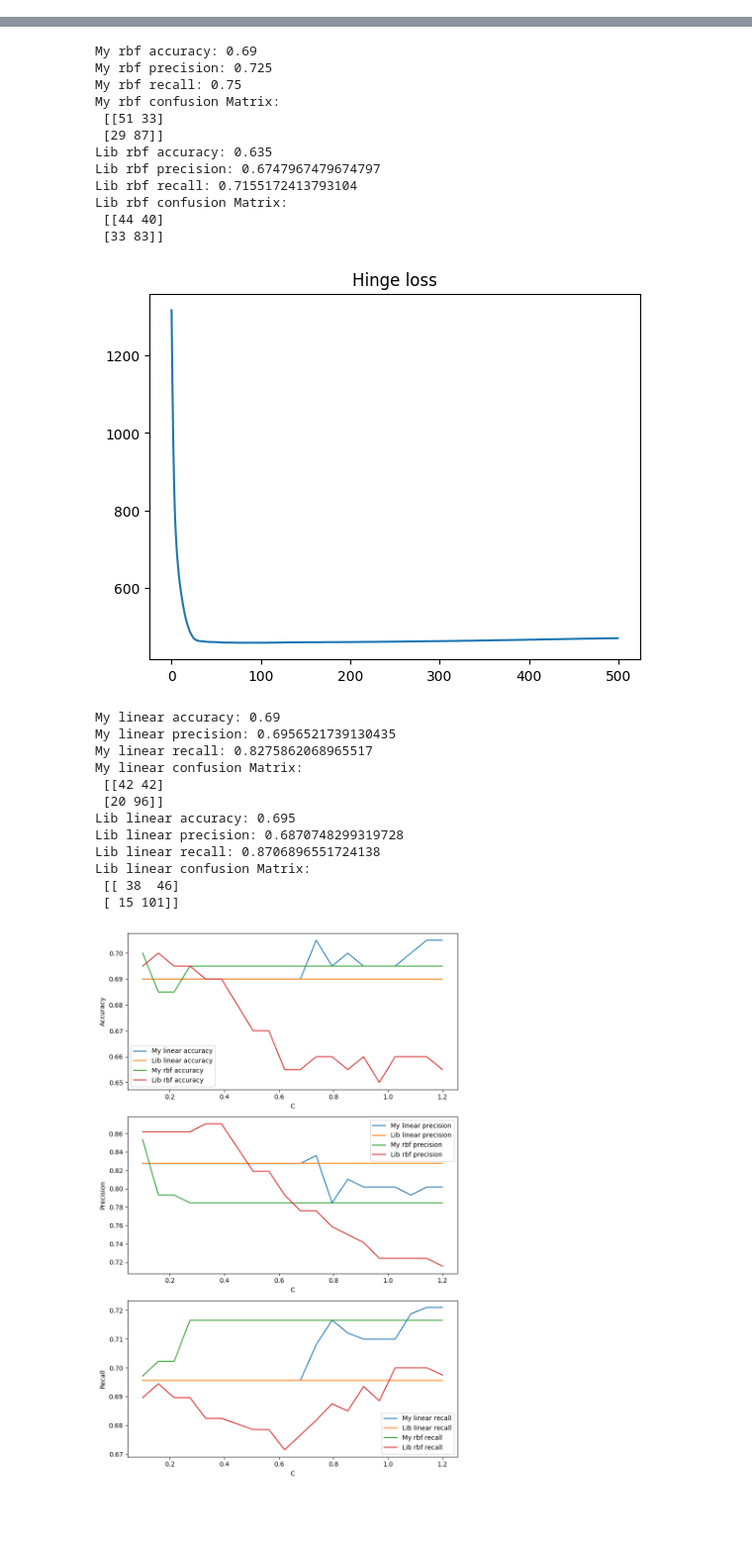
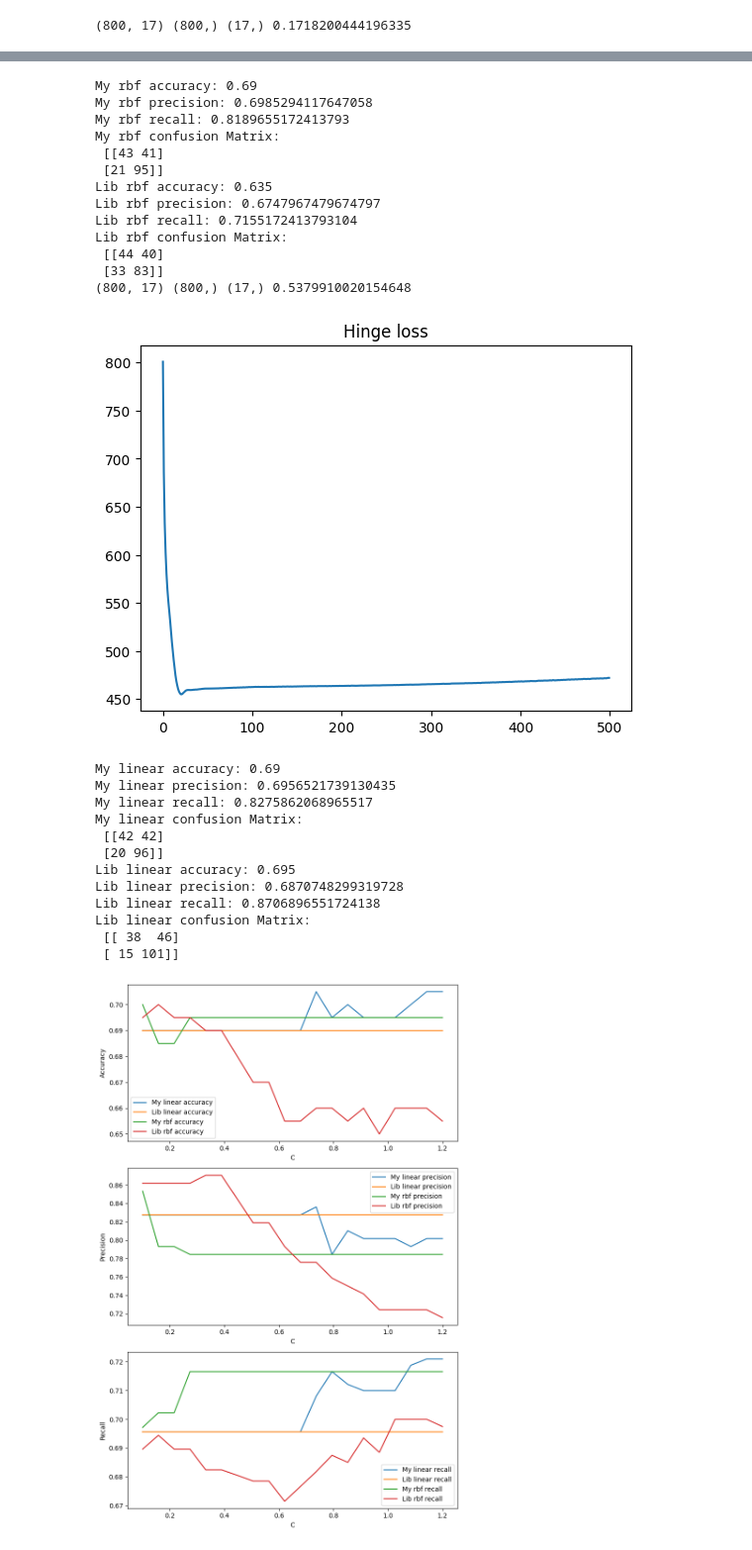
Before and after one commit to oszypczy/Support-Vector-Machines, a Jupyter notebook: lab4.ipynb, the cells around one changed output, grey strips where cells are left out. Shown: that part at 99% size. Saved outputs shown, nothing was run; the diff lists cells and outputs as text; code cells hidden in the pictures; blank space fills up the shorter version.

```diff
--- a/lab4.ipynb
+++ b/lab4.ipynb
@@ -31,34 +31,36 @@ class SVM:
         self.w = 0
         self.b = 0
         self.loses = []
-        self.kernel = self._linear_kernel if kernel == 'linear' else self._rbf_kernel
+        self.kernel = self._linear_kernel if kernel == 'linear' else self._rbf_kernel       # tutaj poprawic
 
     def _linear_kernel(self, x1 : np.ndarray, x2 : np.ndarray) -> float:
         return x1.dot(x2.T)
 
     def _rbf_kernel(self, x1 : np.ndarray, x2 : np.ndarray) -> float:
-        return np.exp(-self.gamma * np.linalg.norm(x1 - x2) ** 2)               # lepsza gamma czy sigma?
+        return np.exp(-self.gamma * np.linalg.norm(x1 - x2) ** 2)
 
     def hinge_loss(self, x : np.ndarray, y : np.ndarray, w : np.ndarray, b : float) -> np.ndarray:
-        loss = 0.5 * (w * w)                                                    # czy lambda może być równa 1/2 na stałe?
+        loss = 0.5 * w.dot(w)
         for i in range(x.shape[0]):
             term = y[i] * (self.kernel(x[i], w) - b)
-            loss += self.C * max(1 - term, 0)                                   # czy C jest tutaj dobrze zdefiniowane?
+            loss += self.C * max(1 - term, 0)
         return loss
 
     def fit(self, x : np.ndarray, y : np.ndarray, learn_rate : float = 0.01, max_iter : int = 1000) -> None:
         samples, features = x.shape
-        w = np.random.uniform(-1, 1, features)                                  # jak inicjalizować w?
-        b = np.random.uniform(-5, 5)                                            # jak inicjalizować b?
+        w = np.random.uniform(0, 1, features)
+        b = np.random.uniform(0, 1)
+
+        print(x.shape, y.shape, w.shape, b)
 
         for _ in range(max_iter):
             for i in range(samples):
                 term = self.C * y[i] * (self.kernel(x[i], w) - b)
                 if term <= 1:
-                    w += self.C * (learn_rate * y[i] * x[i])                    # w derivative
-                    b -= self.C * learn_rate * y[i]                             # b derivative
+                    w -= learn_rate * (w/samples - self.C * y[i] * x[i])                    # w derivative
+                    b -= self.C * learn_rate * y[i]                                         # b derivative
             loss = self.hinge_loss(x, y, w, b)
-            self.loses.append(np.min(loss))
+            self.loses.append(loss)
 
         plt.plot(self.loses)
         plt.title('Hinge loss')
@@ -72,7 +74,7 @@ class SVM:
 # %%
 x_train, y_train, x_test, y_test = initialize_dataset('dataset.csv')
 
-svm = SVM(C=0.8, kernel='rbf', gamma=.7)
+svm = SVM(C=0.8, kernel='rbf', gamma=1.5)
 svm.fit(x_train, y_train, learn_rate=1e-3, max_iter=500)
 prediction = svm.predict(x_test)
 
@@ -108,3 +110,4 @@ print("Lib linear precision:", precision_score(y_test, prediction))
 print("Lib linear recall:", recall_score(y_test, prediction))
 print("Lib linear confusion Matrix:\n", confusion_matrix(y_test, prediction))
 # %% [output]
+(800, 17) (800,) (17,) 0.1718200444196335
@@ -112,28 +115,29 @@ print("Lib linear confusion Matrix:\n", confusion_matrix(y_test, prediction))
-My rbf accuracy: 0.69
-My rbf precision: 0.725
-My rbf recall: 0.75
-My rbf confusion Matrix:
- [[51 33]
- [29 87]]
-Lib rbf accuracy: 0.635
-Lib rbf precision: 0.6747967479674797
-Lib rbf recall: 0.7155172413793104
-Lib rbf confusion Matrix:
- [[44 40]
- [33 83]]
+My rbf accuracy: 0.69
+My rbf precision: 0.6985294117647058
+My rbf recall: 0.8189655172413793
+My rbf confusion Matrix:
+ [[43 41]
+ [21 95]]
+Lib rbf accuracy: 0.635
+Lib rbf precision: 0.6747967479674797
+Lib rbf recall: 0.7155172413793104
+Lib rbf confusion Matrix:
+ [[44 40]
+ [33 83]]
+(800, 17) (800,) (17,) 0.5379910020154648
-[figure, old version]
+[figure, new version]
-My linear accuracy: 0.69
-My linear precision: 0.6956521739130435
-My linear recall: 0.8275862068965517
-My linear confusion Matrix:
- [[42 42]
- [20 96]]
-Lib linear accuracy: 0.695
-Lib linear precision: 0.6870748299319728
-Lib linear recall: 0.8706896551724138
-Lib linear confusion Matrix:
- [[ 38  46]
- [ 15 101]]
+My linear accuracy: 0.69
+My linear precision: 0.6956521739130435
+My linear recall: 0.8275862068965517
+My linear confusion Matrix:
+ [[42 42]
+ [20 96]]
+Lib linear accuracy: 0.695
+Lib linear precision: 0.6870748299319728
+Lib linear recall: 0.8706896551724138
+Lib linear confusion Matrix:
+ [[ 38  46]
+ [ 15 101]]
 # %%
 # def draw_graphs():
 #     c = np.linspace(0.1, 1.2, 20)
```
Also changed, not shown: parts of 1 cell of this notebook.
